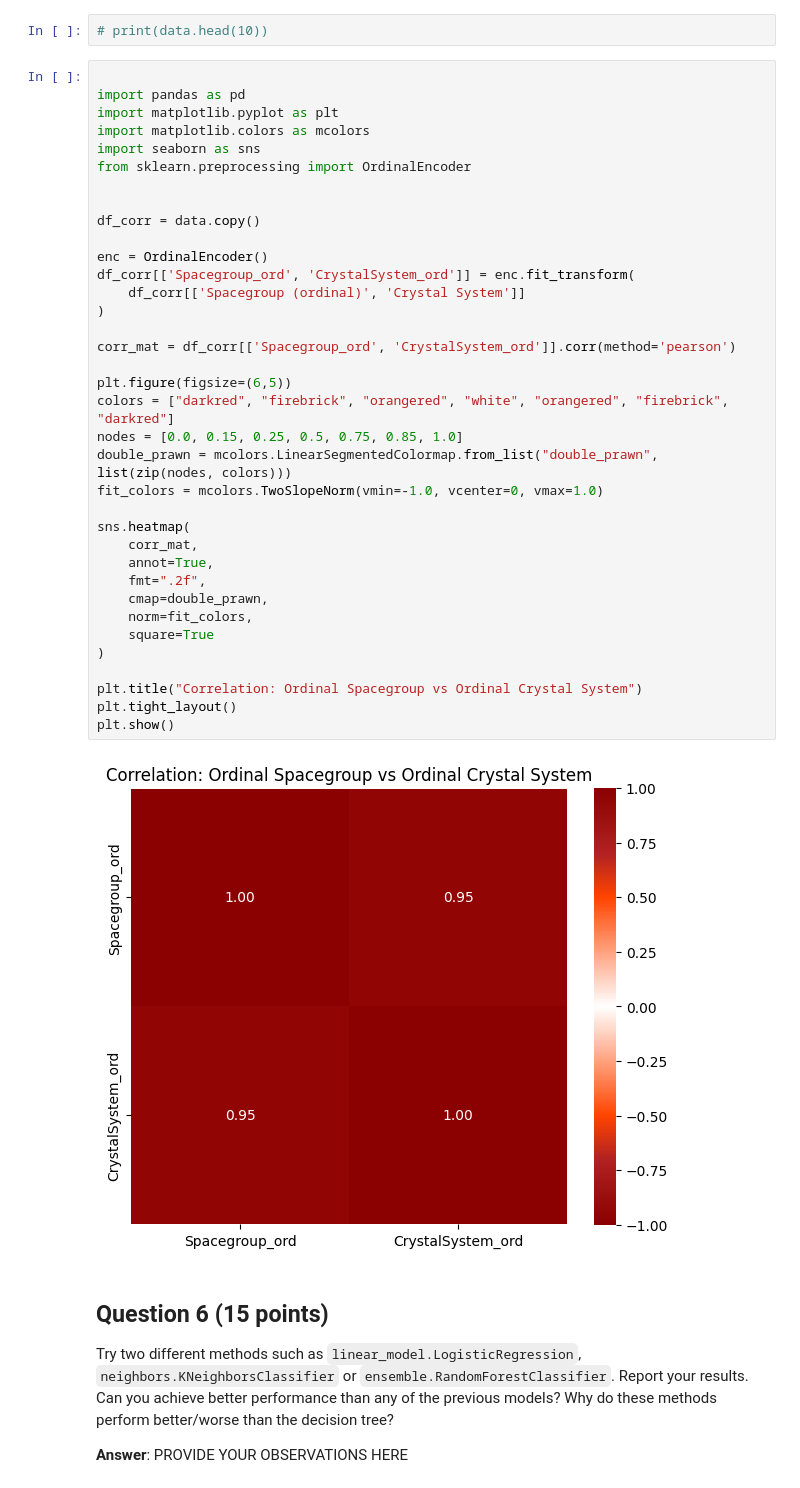
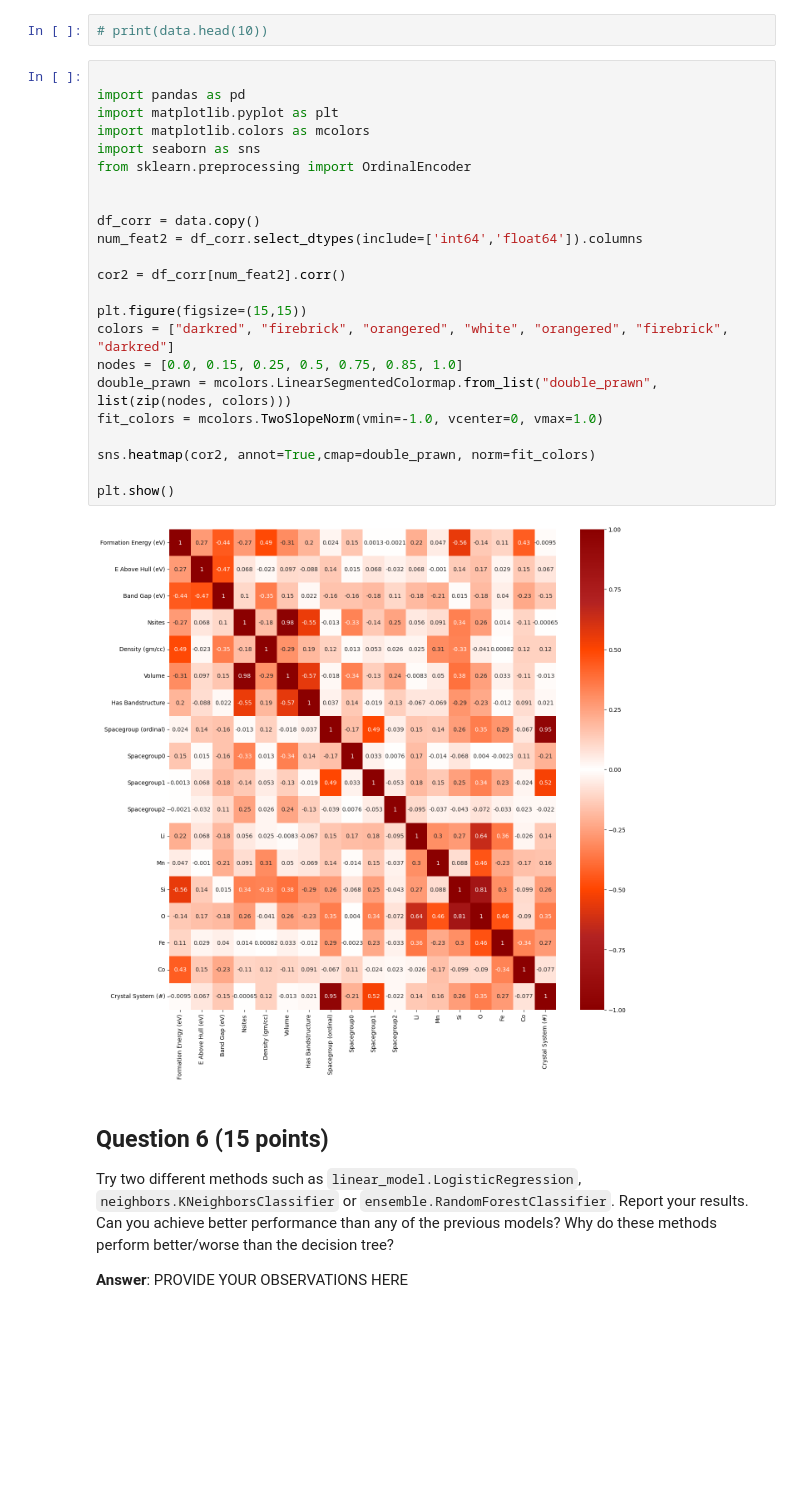
Before and after one commit to dana-fatemeh/DS5006-Machine-Learning-for-Engineering-and-Science-Applications, a Jupyter notebook: CaseStudy_2_Classification.ipynb, the cells around one changed output. Saved outputs shown, nothing was run; the diff lists cells and outputs as text; blank space fills up the shorter version.

```diff
--- a/CaseStudy_2_Classification.ipynb
+++ b/CaseStudy_2_Classification.ipynb
@@ -803,41 +803,28 @@ when using only numerical features (like formation energy, band gap, etc.), the
 # %%
 
 import pandas as pd
 import matplotlib.pyplot as plt
 import matplotlib.colors as mcolors
 import seaborn as sns
 from sklearn.preprocessing import OrdinalEncoder
 
 
 df_corr = data.copy()
+num_feat2 = df_corr.select_dtypes(include=['int64','float64']).columns
 
-enc = OrdinalEncoder()
-df_corr[['Spacegroup_ord', 'CrystalSystem_ord']] = enc.fit_transform(
-    df_corr[['Spacegroup (ordinal)', 'Crystal System']]
-)
+cor2 = df_corr[num_feat2].corr()
 
-corr_mat = df_corr[['Spacegroup_ord', 'CrystalSystem_ord']].corr(method='pearson')
-
-plt.figure(figsize=(6,5))
+plt.figure(figsize=(15,15))
 colors = ["darkred", "firebrick", "orangered", "white", "orangered", "firebrick", "darkred"]
 nodes = [0.0, 0.15, 0.25, 0.5, 0.75, 0.85, 1.0]
 double_prawn = mcolors.LinearSegmentedColormap.from_list("double_prawn", list(zip(nodes, colors)))
 fit_colors = mcolors.TwoSlopeNorm(vmin=-1.0, vcenter=0, vmax=1.0)
 
-sns.heatmap(
-    corr_mat,
-    annot=True,
-    fmt=".2f",
-    cmap=double_prawn,
-    norm=fit_colors,
-    square=True
-)
+sns.heatmap(cor2, annot=True,cmap=double_prawn, norm=fit_colors)
 
-plt.title("Correlation: Ordinal Spacegroup vs Ordinal Crystal System")
-plt.tight_layout()
 plt.show()
 # %% [output]
-[figure, old version]
+[figure, new version]
 # %% [markdown]
 ## **Question 6** **(15 points)**
 Try two different methods such as `linear_model.LogisticRegression`, `neighbors.KNeighborsClassifier` or `ensemble.RandomForestClassifier`. Report your results.
```
